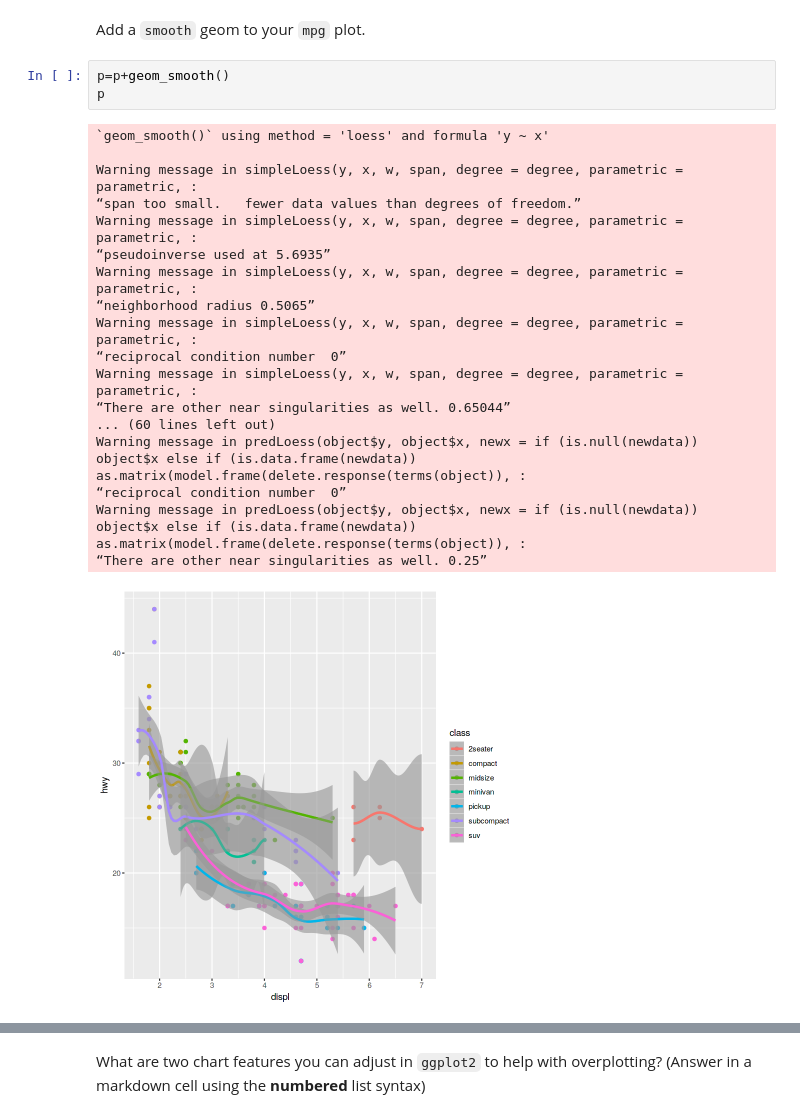
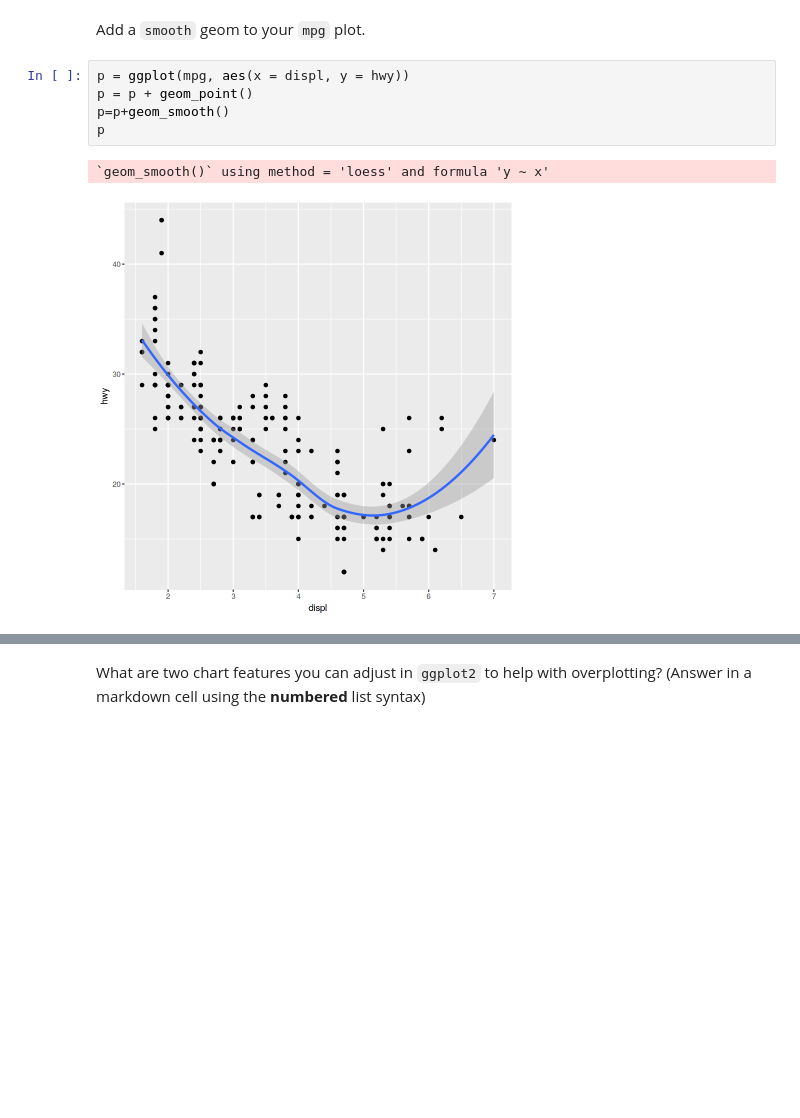
Before and after one commit to changon/BIOS512, a Jupyter notebook: assns/01_BIOS512_assignment.ipynb, the cells around one changed output, grey strips where cells are left out. Saved outputs shown, nothing was run; the diff lists cells and outputs as text; blank space fills up the shorter version.

```diff
--- a/assns/01_BIOS512_assignment.ipynb
+++ b/assns/01_BIOS512_assignment.ipynb
@@ -62,25 +62,11 @@ p
 [figure]
 # %% [markdown]
 Add a `smooth` geom to your `mpg` plot.
-# %%
-p=p+geom_smooth()
-p
-# %% [output]
-`geom_smooth()` using method = 'loess' and formula 'y ~ x'
-
-Warning message in simpleLoess(y, x, w, span, degree = degree, parametric = parametric, :
-“span too small.   fewer data values than degrees of freedom.”
-Warning message in simpleLoess(y, x, w, span, degree = degree, parametric = parametric, :
-“pseudoinverse used at 5.6935”
-Warning message in simpleLoess(y, x, w, span, degree = degree, parametric = parametric, :
-“neighborhood radius 0.5065”
-Warning message in simpleLoess(y, x, w, span, degree = degree, parametric = parametric, :
-“reciprocal condition number  0”
-Warning message in simpleLoess(y, x, w, span, degree = degree, parametric = parametric, :
-“There are other near singularities as well. 0.65044”
-... (60 lines left out)
-Warning message in predLoess(object$y, object$x, newx = if (is.null(newdata)) object$x else if (is.data.frame(newdata)) as.matrix(model.frame(delete.response(terms(object)), :
-“reciprocal condition number  0”
-Warning message in predLoess(object$y, object$x, newx = if (is.null(newdata)) object$x else if (is.data.frame(newdata)) as.matrix(model.frame(delete.response(terms(object)), :
-“There are other near singularities as well. 0.25”
-[figure, removed]
+# %%
+p = ggplot(mpg, aes(x = displ, y = hwy))
+p = p + geom_point()
+p=p+geom_smooth()
+p
+# %% [output]
+`geom_smooth()` using method = 'loess' and formula 'y ~ x'
+[figure, added]
```
Also changed, not shown: parts of 2 cells of this notebook.
